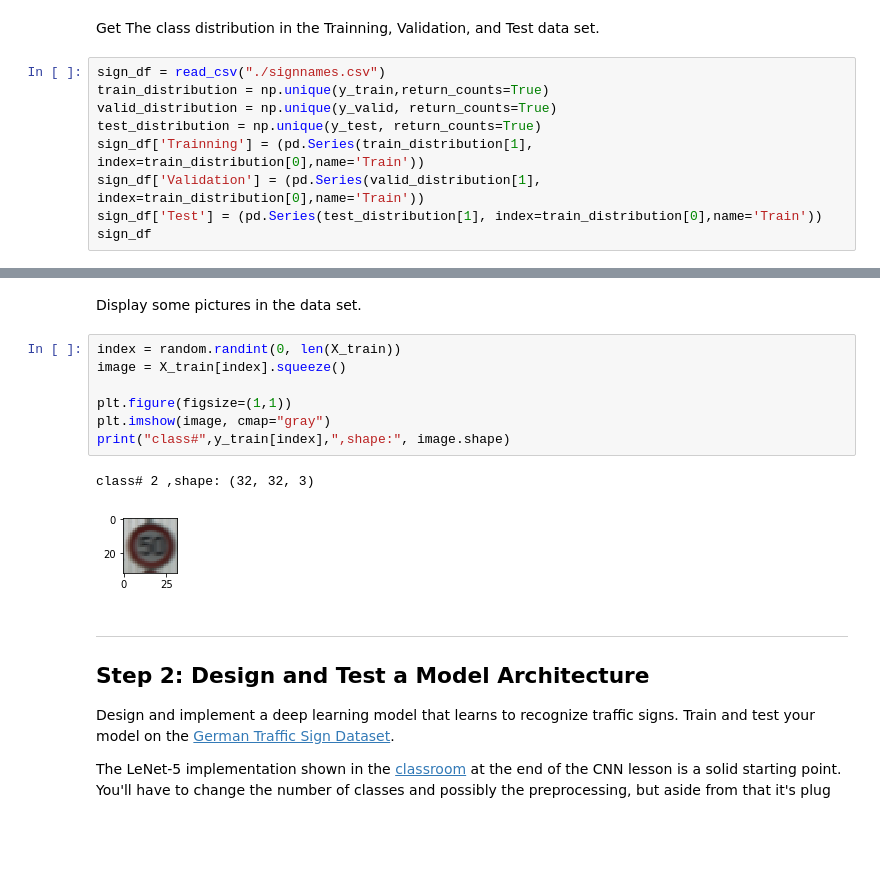
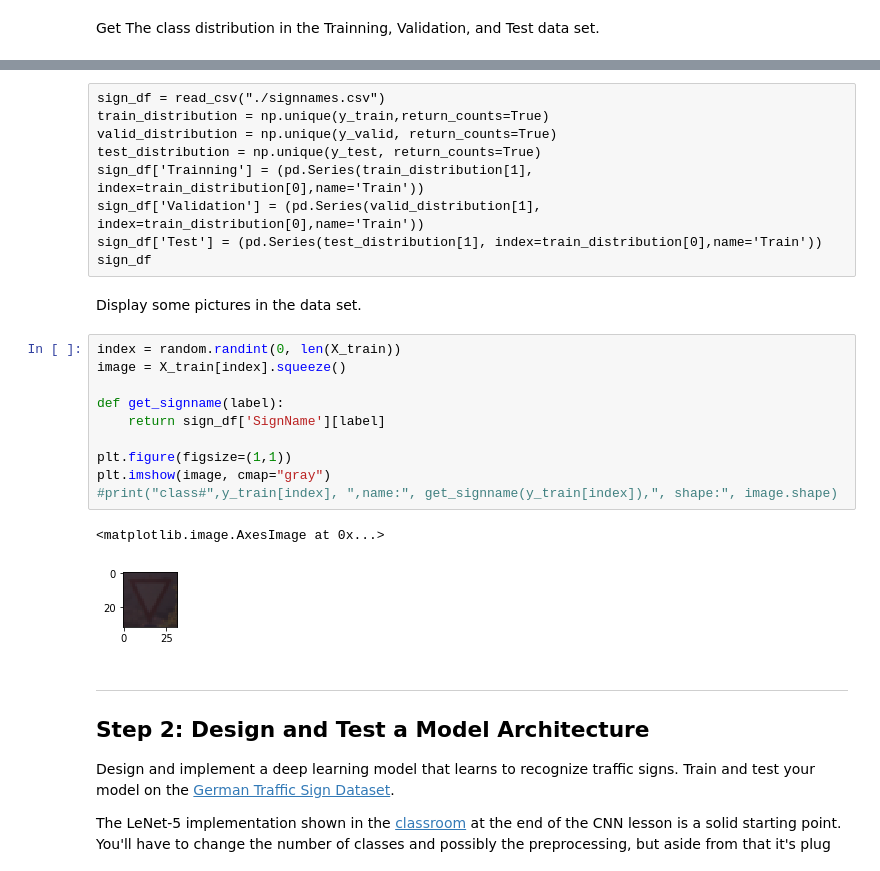
Before and after one commit to lizhang101/CarND, a Jupyter notebook: CarND-Traffic-Sign-Classifier-Project/Traffic_Sign_Classifier.ipynb, the cells around one changed output, grey strips where cells are left out. Drawn from its saved outputs; the diff is of its cells as text; blank space fills up the shorter version.

```diff
--- a/CarND-Traffic-Sign-Classifier-Project/Traffic_Sign_Classifier.ipynb
+++ b/CarND-Traffic-Sign-Classifier-Project/Traffic_Sign_Classifier.ipynb
@@ -119,12 +119,3 @@ from pandas import DataFrame, read_csv
 import pandas as pd
 # %% [markdown]
 Get The class distribution in the Trainning, Validation, and Test data set.
-# %%
-sign_df = read_csv("./signnames.csv")
-train_distribution = np.unique(y_train,return_counts=True)
-valid_distribution = np.unique(y_valid, return_counts=True)
-test_distribution = np.unique(y_test, return_counts=True)
-sign_df['Trainning'] = (pd.Series(train_distribution[1], index=train_distribution[0],name='Train'))
-sign_df['Validation'] = (pd.Series(valid_distribution[1], index=train_distribution[0],name='Train'))
-sign_df['Test'] = (pd.Series(test_distribution[1], index=train_distribution[0],name='Train'))
-sign_df
@@ -149,15 +122,27 @@ sign_df
+# %% [raw]
+sign_df = read_csv("./signnames.csv")
+train_distribution = np.unique(y_train,return_counts=True)
+valid_distribution = np.unique(y_valid, return_counts=True)
+test_distribution = np.unique(y_test, return_counts=True)
+sign_df['Trainning'] = (pd.Series(train_distribution[1], index=train_distribution[0],name='Train'))
+sign_df['Validation'] = (pd.Series(valid_distribution[1], index=train_distribution[0],name='Train'))
+sign_df['Test'] = (pd.Series(test_distribution[1], index=train_distribution[0],name='Train'))
+sign_df
 # %% [markdown]
 Display some pictures in the data set.
 # %%
 index = random.randint(0, len(X_train))
 image = X_train[index].squeeze()
 
+def get_signname(label):
+    return sign_df['SignName'][label]
+
 plt.figure(figsize=(1,1))
 plt.imshow(image, cmap="gray")
-print("class#",y_train[index],",shape:", image.shape)
+#print("class#",y_train[index], ",name:", get_signname(y_train[index]),", shape:", image.shape)
 # %% [output]
-class# 2 ,shape: (32, 32, 3)
+<matplotlib.image.AxesImage at 0x...>
-[figure, old version]
+[figure, new version]
 # %% [markdown]
 ----
 
```
Also changed, not shown: parts of 20 cells of this notebook, 1 other file.
